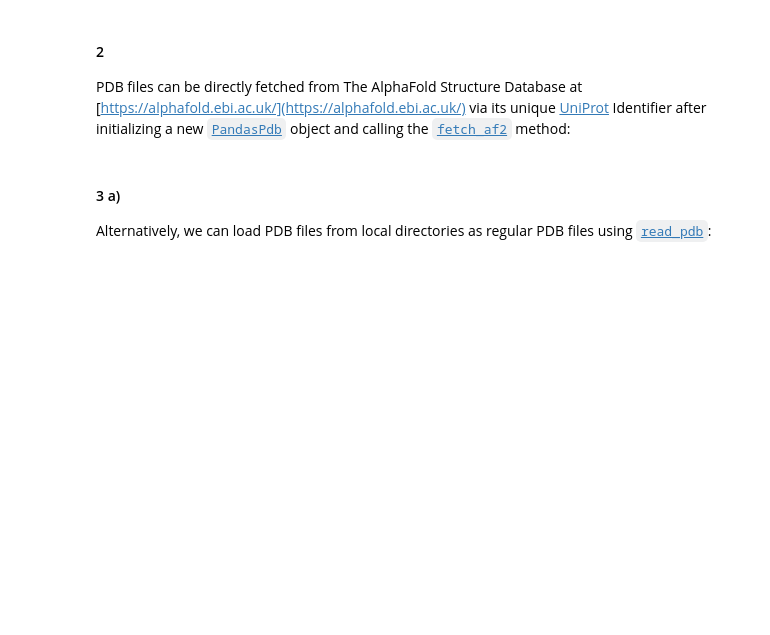
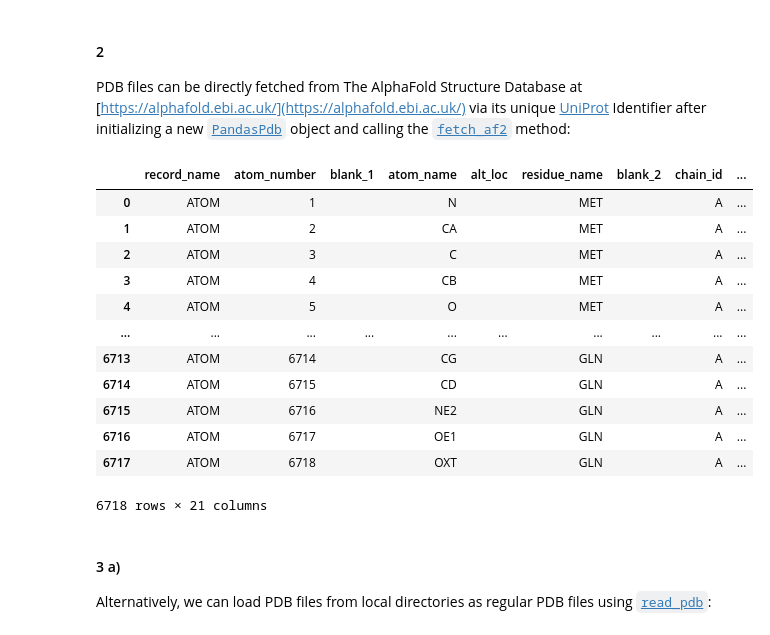
Before and after one commit to BioPandas/biopandas, a Jupyter notebook: docs/tutorials/Working_with_PDB_Structures_in_DataFrames.ipynb, the cells around one changed output. Saved outputs shown, nothing was run; the diff lists cells and outputs as text; code cells hidden in the pictures; blank space fills up the shorter version.

```diff
--- a/docs/tutorials/Working_with_PDB_Structures_in_DataFrames.ipynb
+++ b/docs/tutorials/Working_with_PDB_Structures_in_DataFrames.ipynb
@@ -41,7 +41,23 @@ from biopandas.pdb import PandasPdb
 
 # Initialize a new PandasPdb object
 # and fetch the PDB file from alphafold.ebi.ac.uk
-ppdb = PandasPdb().fetch_af2('Q5VSL9')
+ppdb = PandasPdb().fetch_pdb(uniprot_id='Q5VSL9', source="alphafold2")
+# %%
+ppdb.df["ATOM"]
+# %% [output]
+|  | record_name | atom_number | blank_1 | atom_name | alt_loc | residue_name | blank_2 | chain_id | ... |
+| 0 | ATOM | 1 |  | N |  | MET |  | A | ... |
+| 1 | ATOM | 2 |  | CA |  | MET |  | A | ... |
+| 2 | ATOM | 3 |  | C |  | MET |  | A | ... |
+| 3 | ATOM | 4 |  | CB |  | MET |  | A | ... |
+| 4 | ATOM | 5 |  | O |  | MET |  | A | ... |
+| ... | ... | ... | ... | ... | ... | ... | ... | ... | ... |
+| 6713 | ATOM | 6714 |  | CG |  | GLN |  | A | ... |
+| 6714 | ATOM | 6715 |  | CD |  | GLN |  | A | ... |
+| 6715 | ATOM | 6716 |  | NE2 |  | GLN |  | A | ... |
+| 6716 | ATOM | 6717 |  | OE1 |  | GLN |  | A | ... |
+| 6717 | ATOM | 6718 |  | OXT |  | GLN |  | A | ... |
+6718 rows × 21 columns
 # %% [markdown]
 #### 3 a)
 
```
Also changed, not shown: 5 other files.
